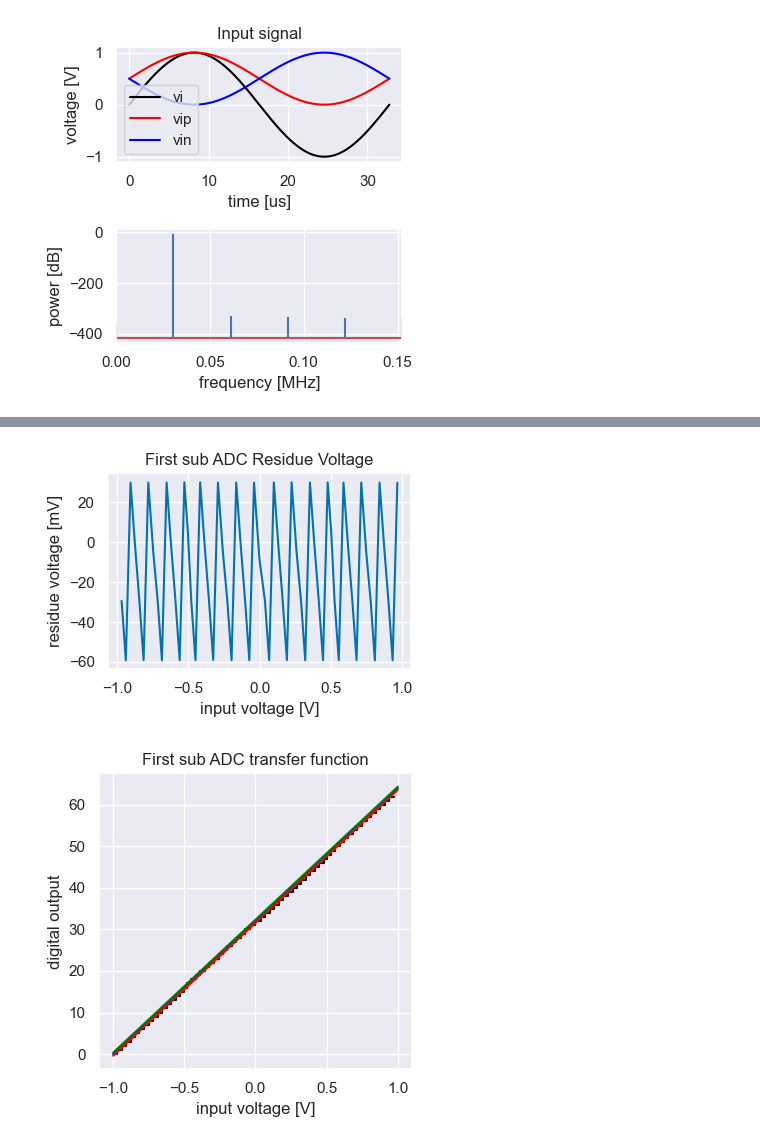
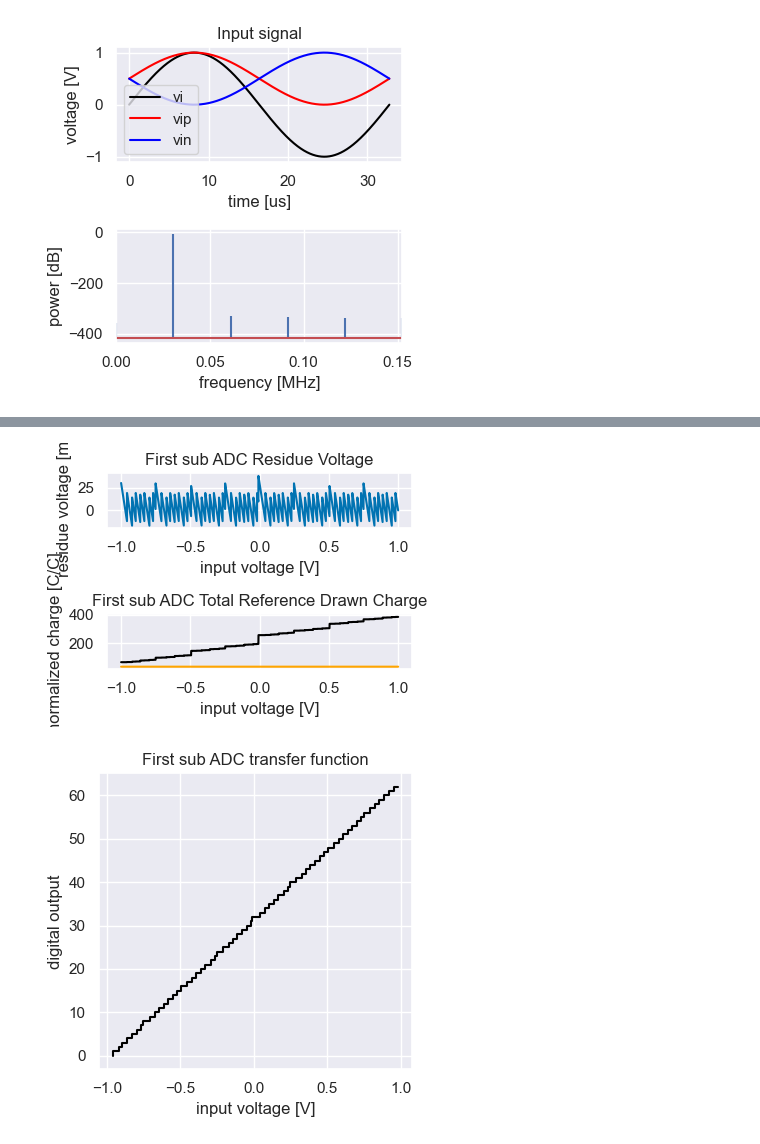
Before and after one commit to das-dias/signal-converters-notebooks, a Jupyter notebook: practical_classes/project_1.ipynb, the cells around one changed output, grey strips where cells are left out. Cells and saved outputs as stored; diff of their text form; code cells hidden in the pictures.

Commit message:
Residue computation is corrected. The digital word correction is being implemented.

```diff
--- a/practical_classes/project_1.ipynb
+++ b/practical_classes/project_1.ipynb
@@ -547,15 +726,23 @@ plt.tight_layout()
 # %%
 # observe the residue voltage of the virst sub SAR-ADC
 # agains the input voltage of the ADC
-fig, ax = plt.subplots(figsize=(4,3))
-ax.plot(vtrans_first, vres_first_trans/mV)
-ax.set_xlabel('input voltage [V]')
-ax.set_ylabel('residue voltage [mV]')
-ax.set_title('First sub ADC Residue Voltage')
-ax.grid(True)
+fig, ax = plt.subplots(2,1, figsize=(4,3))
+ax[0].plot(vin1, vres_first/mV)
+ax[0].set_xlabel('input voltage [V]')
+ax[0].set_ylabel('residue voltage [mV]')
+ax[0].set_title('First sub ADC Residue Voltage')
+ax[0].grid(True)
+# observe the total charge drawn from vref and vcm
+# for each of the input voltage
+ax[1].plot(vin1, np.sum(charge_vref_first, axis=0), label=r"$Q_{VREF}$", color="black")
+ax[1].plot(vin1, np.sum(charge_vcm_first, axis=0), label=r"$Q_{VCM}$", color="orange")
+ax[1].set_xlabel('input voltage [V]')
+ax[1].set_ylabel('normalized charge [C/C]')
+ax[1].set_title('First sub ADC Total Reference Drawn Charge')
+ax[1].grid(True)
 plt.tight_layout()
 # %% [output]
-[figure, old version]
+[figure, new version]
 # %%
 # plot the transfer function of the first sub ADC
 fig, ax = plt.subplots(figsize=(4,4))
@@ -566,9 +753,9 @@ ax.step(vtrans_first, dout_first, label='first sub ADC transfer function', color
 dout_ideal_first = vinp/vlsb_first
 dout_min_first = dout_ideal_first + np.min(inl_first)
 dout_max_first = dout_ideal_first + np.max(inl_first)
-ax.plot(vin1, dout_ideal_first, label='ideal first sub ADC transfer function', color='blue')
-ax.plot(vin1, dout_min_first, label='min inl', color='red')
-ax.plot(vin1, dout_max_first, label='max inl', color='green')
+#ax.plot(vin1, dout_ideal_first, label='ideal first sub ADC transfer function', color='blue')
+#ax.plot(vin1, dout_min_first, label='min inl', color='red')
+#ax.plot(vin1, dout_max_first, label='max inl', color='green')
 
 ax.set_xlabel('input voltage [V]')
 ax.set_ylabel('digital output')
@@ -576,7 +763,7 @@ ax.set_title('First sub ADC transfer function')
 ax.grid(True)
 plt.tight_layout()
 # %% [output]
-[figure, old version]
+[figure, new version]
 # %%
 # plot the INL and DNL of the first sub ADC
 fig, ax = plt.subplots(2,1,figsize=(4,4))
```
Also changed, not shown: parts of 11 cells of this notebook, 2 other files.
